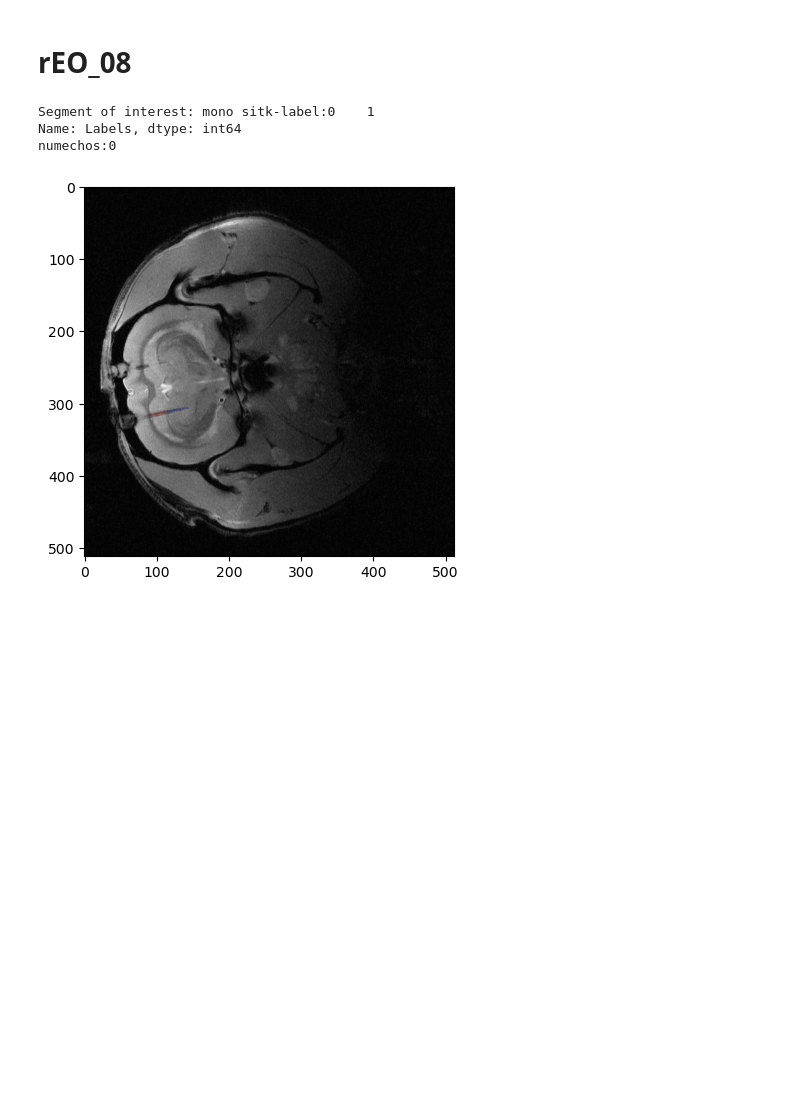
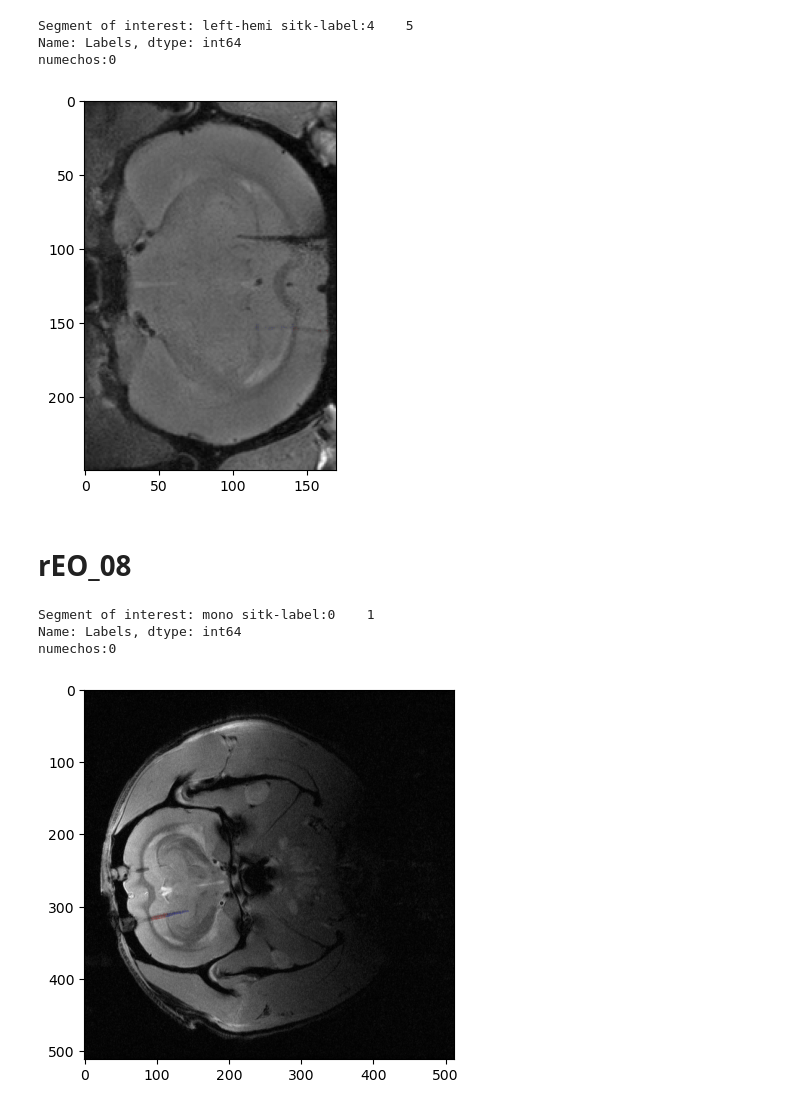
Before and after one commit to eozil/electrode-localization, a Jupyter notebook: mri/localizer.ipynb, the cells around one changed output. Cells and saved outputs as stored; diff of their text form; code cells hidden in the pictures; blank space fills up the shorter version.

```diff
--- a/mri/localizer.ipynb
+++ b/mri/localizer.ipynb
@@ -19,3 +55,15 @@ plt.rcParams['ps.fonttype'] = 42
+# %%
+img_slice=162
+basestructs=['crtx','hpc', 'thlms']
+roi_name='left-hemi'
+path=root+analysed+"localized/t2highres/"
+img=biascorrect_data(data[:,:,img_slice], 0)
+roi_px_intensities, roi_idx=find_roi(img, segmentation[:,:,img_slice], basestructs, labelsdf, roi_name, path, savefigs=True)
+# %% [output]
+Segment of interest: left-hemi sitk-label:4    5
+Name: Labels, dtype: int64
+numechos:0
+[figure, added]
 # %% [markdown]
 # rEO_08
 # %%
```
Also changed, not shown: parts of 26 cells of this notebook.
